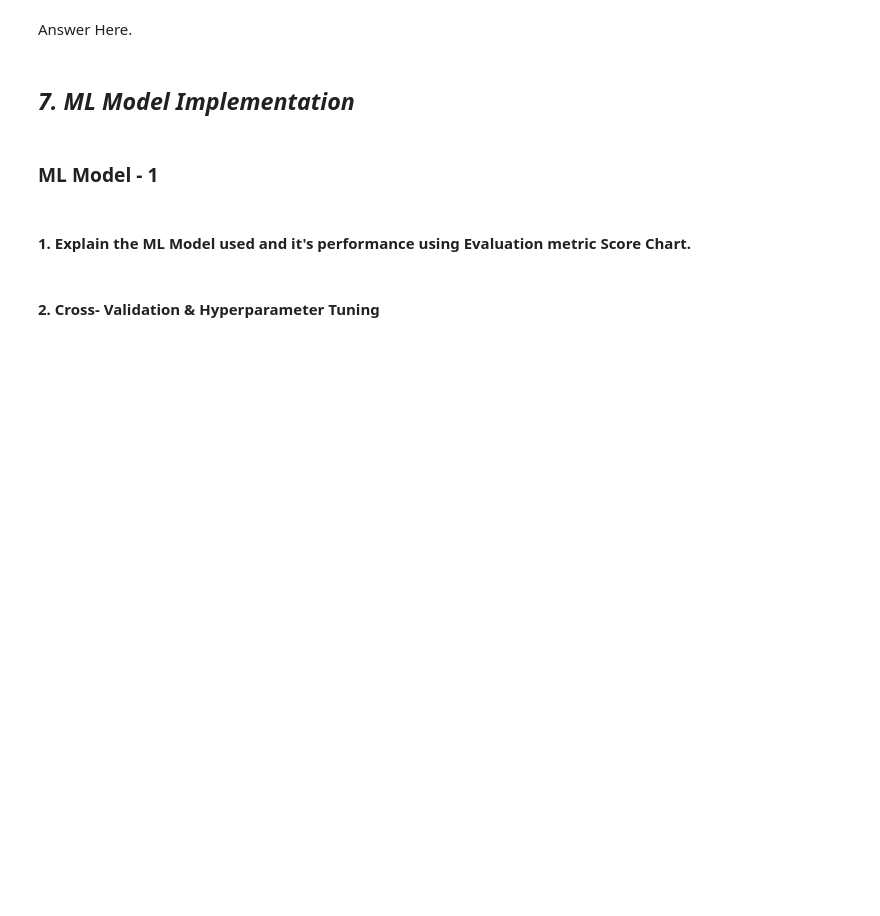
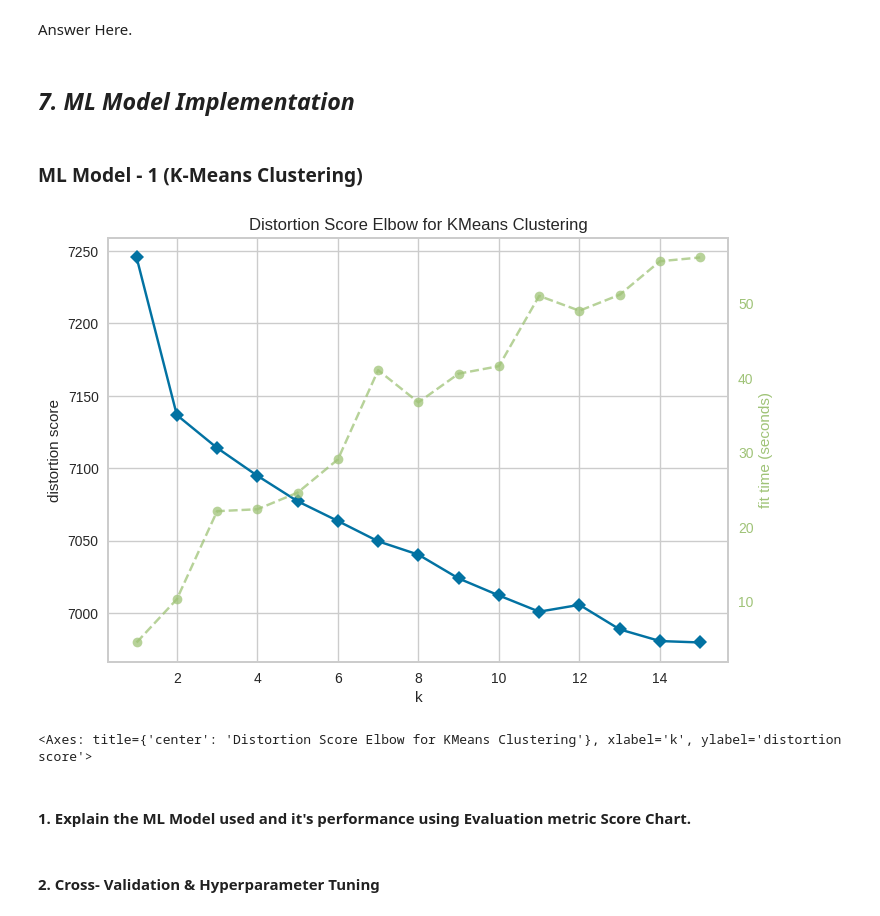
Before and after one commit to Electra89/Unsupervised-ML---Netflix-Movies-and-TV-Shows-Clustering, a Jupyter notebook: Unsupervised_ML_Netflix_Movies_and_TV_Shows_Clustering.ipynb, the cells around one changed output. Drawn from its saved outputs; the diff is of its cells as text; code cells hidden in the pictures; blank space fills up the shorter version.

```diff
--- a/Unsupervised_ML_Netflix_Movies_and_TV_Shows_Clustering.ipynb
+++ b/Unsupervised_ML_Netflix_Movies_and_TV_Shows_Clustering.ipynb
@@ -846,2 +1121,6 @@ Answer Here.
 # %%
 # Remove URLs & Remove words and digits contain digits
+new_df['content_detail']= new_df['content_detail'].apply(remove_url_and_numbers)
+
+# Checking the observation after manipulation
+new_df.iloc[899,]['content_detail']
@@ -919,0 +1379,11 @@ Answer Here.
+# %%
+## Now we are passing the argument so that we can capture 95% of variance.
+# Defining instance
+pca_tuned = PCA(n_components=0.95)
+
+# Fitting and transforming the model
+pca_tuned.fit(x.toarray())
+x_transformed = pca_tuned.transform(x.toarray())
+
+# Checking the shape of transformed matrix
+x_transformed.shape
@@ -944,4 +1418,4 @@ Answer Here.
 # %% [markdown]
 ## ***7. ML Model Implementation***
 # %% [markdown]
-### ML Model - 1
+### ML Model - 1  (K-Means Clustering)
@@ -954,3 +1422,21 @@ Answer Here.
+# %%
+## Determining optimal value of K using KElbowVisualizer
+# Importing needed library
+from sklearn.cluster import KMeans
+from yellowbrick.cluster import KElbowVisualizer
+
+# Instantiate the clustering model and visualizer
+model = KMeans(random_state=0)
+visualizer = KElbowVisualizer(model, k=(1,16),locate_elbow=False)
+
+# Fit the data to the visualizer
+visualizer.fit(x_transformed)
+
+# Finalize and render the figure
+visualizer.show()
+# %% [output]
+[figure, added]
+<Axes: title={'center': 'Distortion Score Elbow for KMeans Clustering'}, xlabel='k', ylabel='distortion score'>
 # %% [markdown]
 #### 1. Explain the ML Model used and it's performance using Evaluation metric Score Chart.
 # %%
```
Also changed, not shown: parts of 89 cells of this notebook.
